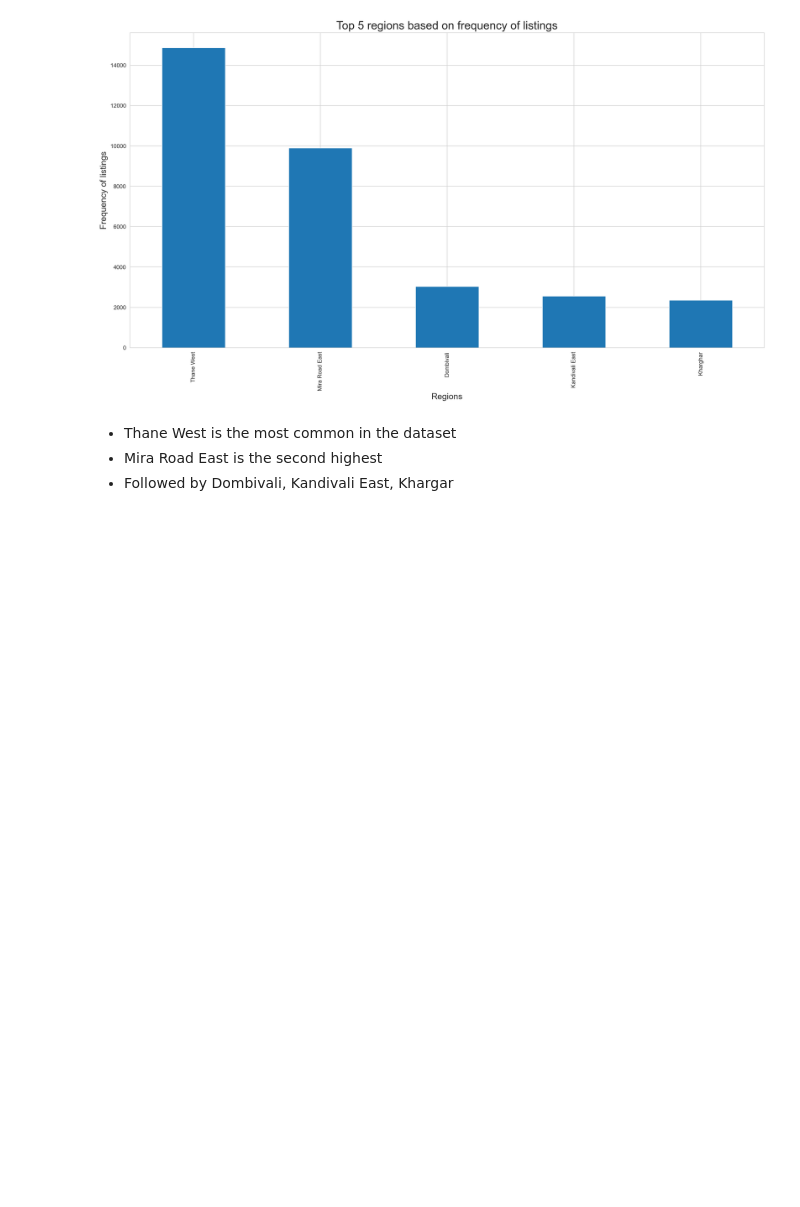
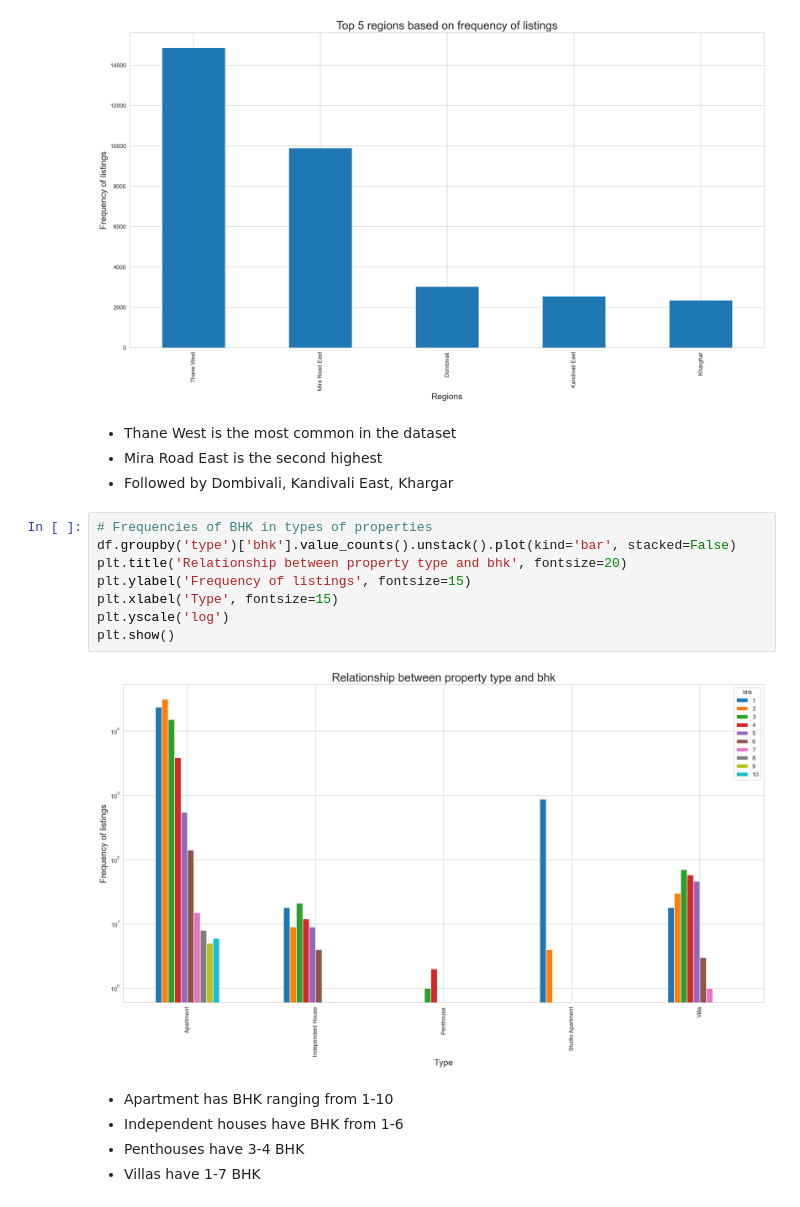
Before and after one commit to Asifdotexe/mumbai-property-price-prediction-model, a Jupyter notebook: code/EDA on Mumbai House Prices.ipynb, the cells around one changed output. Saved outputs shown, nothing was run; the diff lists cells and outputs as text; blank space fills up the shorter version.

Commit message:
#1 analysis on no. of bhk per property type

```diff
--- a/code/EDA on Mumbai House Prices.ipynb
+++ b/code/EDA on Mumbai House Prices.ipynb
@@ -197,3 +197,18 @@ plt.show()
 - Thane West is the most common in the dataset
 - Mira Road East is the second highest
 - Followed by Dombivali, Kandivali East, Khargar
+# %%
+# Frequencies of BHK in types of properties
+df.groupby('type')['bhk'].value_counts().unstack().plot(kind='bar', stacked=False)
+plt.title('Relationship between property type and bhk', fontsize=20)
+plt.ylabel('Frequency of listings', fontsize=15)
+plt.xlabel('Type', fontsize=15)
+plt.yscale('log')
+plt.show()
+# %% [output]
+[figure, added]
+# %% [markdown]
+- Apartment has BHK ranging from 1-10
+- Independent houses have BHK from 1-6
+- Penthouses have 3-4 BHK
+- Villas have 1-7 BHK
```
